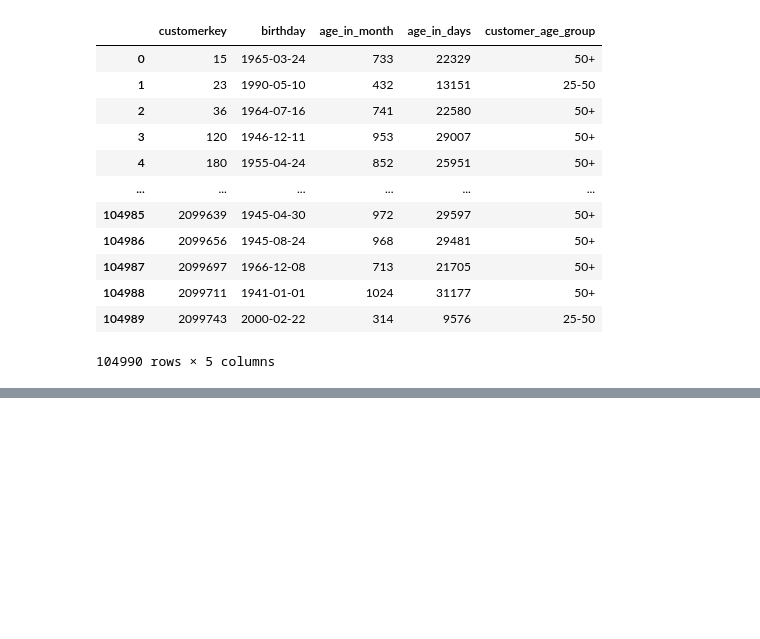
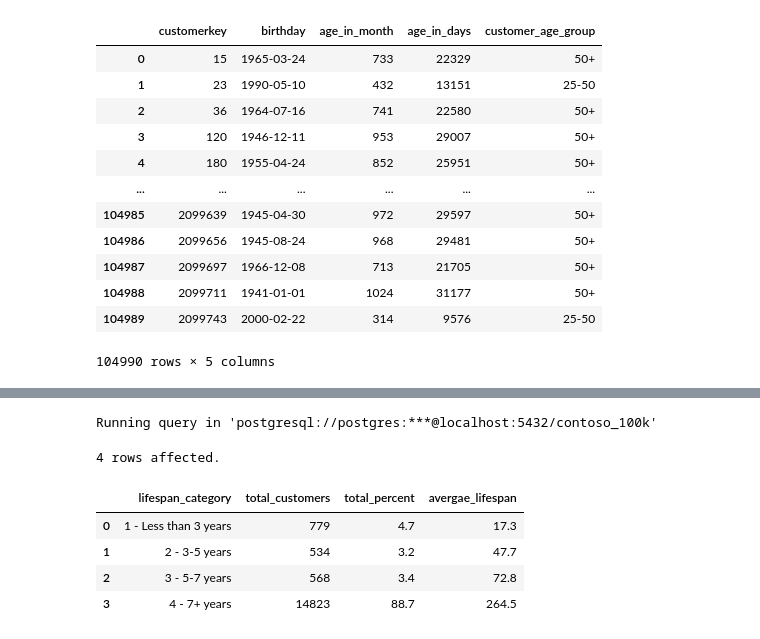
Before and after one commit to Du6eniuk/Du6eniuk, a Jupyter notebook: 0_Intro/2_Colab_Notebooks.ipynb, the cells around one changed output, grey strips where cells are left out. Cells and saved outputs as stored; diff of their text form; code cells hidden in the pictures; blank space fills up the shorter version.

```diff
--- a/0_Intro/2_Colab_Notebooks.ipynb
+++ b/0_Intro/2_Colab_Notebooks.ipynb
@@ -930,0 +967,25 @@ Running query in 'postgresql://postgres:***@localhost:5432/contoso_100k'
+# %%
+%%sql
+WITH customer_lifespan AS (SELECT *, EXTRACT(YEAR FROM AGE(enddt, startdt)) * 12 + EXTRACT(MONTH FROM AGE(enddt, startdt)) AS customer_lifespan
+FROM customer
+WHERE EXTRACT(YEAR FROM AGE(CURRENT_DATE,enddt)) >= 7)
+
+SELECT
+CASE WHEN customer_lifespan < 3 * 12 THEN '1 - Less than 3 years'
+  WHEN customer_lifespan BETWEEN 3 * 12 AND 5 * 12 THEN '2 - 3-5 years'
+  WHEN customer_lifespan BETWEEN 5 * 12 AND 7 * 12 THEN '3 - 5-7 years'
+  ELSE '4 - 7+ years' END AS lifespan_category,
+COUNT(customerkey) AS total_customers, # No need for distinct as customerkey is a key to the table. Hence, unqiue.
+ROUND(COUNT(customerkey) * 100.0 / (SELECT COUNT(customerkey) FROM customer_lifespan),1) AS total_percent, # we actually can use 100.0 instead of casting float on one of the numbers. Also to get a total number we just had to count customerkeys from our CTE
+ROUND(AVG(customer_lifespan),1) AS avergae_lifespan
+FROM customer_lifespan
+GROUP BY 1
+ORDER BY 1
+# %% [output]
+Running query in 'postgresql://postgres:***@localhost:5432/contoso_100k'
+4 rows affected.
+|  | lifespan_category | total_customers | total_percent | avergae_lifespan |
+| 0 | 1 - Less than 3 years | 779 | 4.7 | 17.3 |
+| 1 | 2 - 3-5 years | 534 | 3.2 | 47.7 |
+| 2 | 3 - 5-7 years | 568 | 3.4 | 72.8 |
+| 3 | 4 - 7+ years | 14823 | 88.7 | 264.5 |
```
Also changed, not shown: parts of 4 cells of this notebook.
